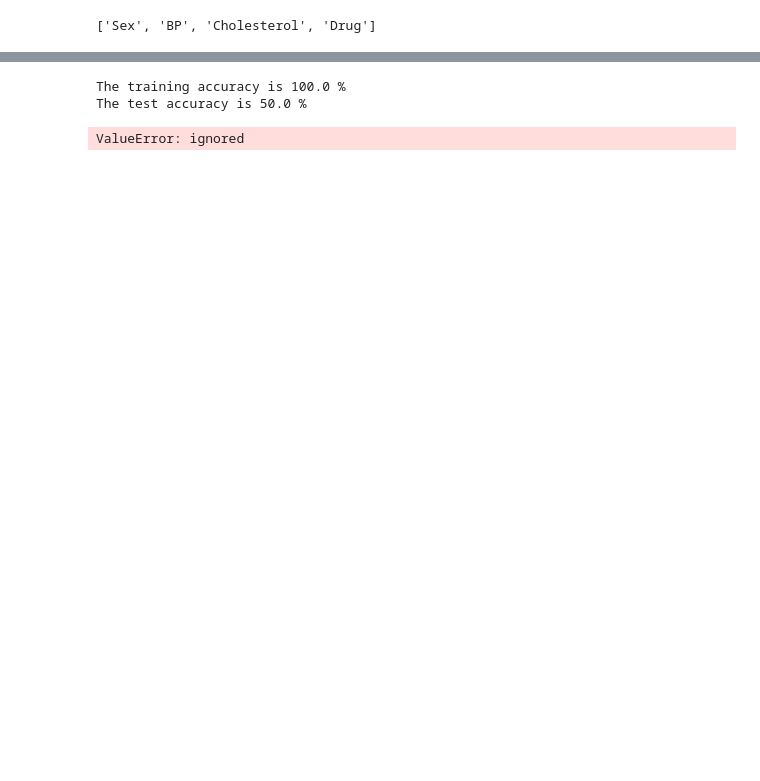
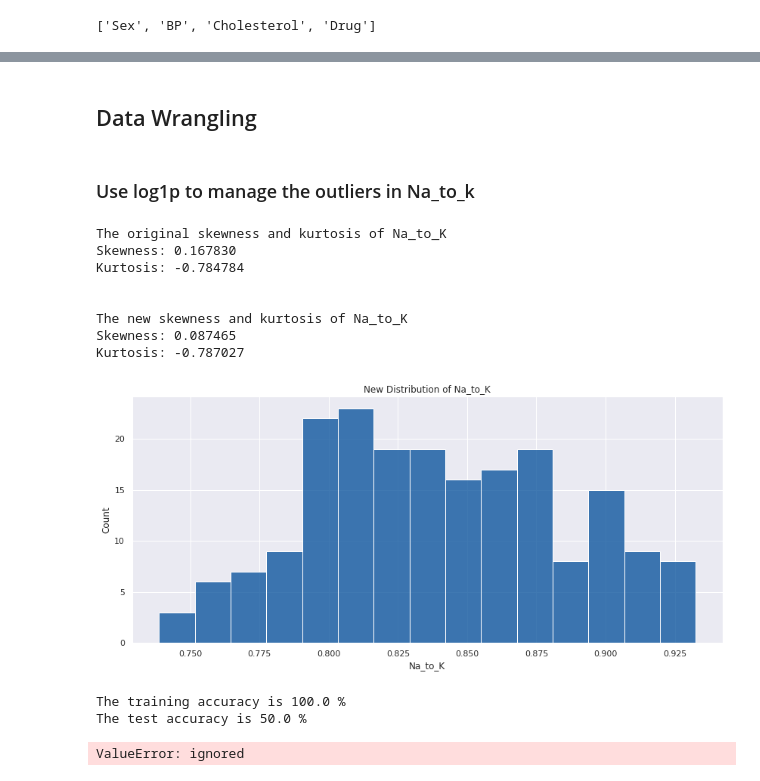
Before and after one commit to andydaehn/Drug_Classification, a Jupyter notebook: Drug_Classify.ipynb, the cells around one changed output, grey strips where cells are left out. Drawn from its saved outputs; the diff is of its cells as text; code cells hidden in the pictures; blank space fills up the shorter version.

```diff
--- a/Drug_Classify.ipynb
+++ b/Drug_Classify.ipynb
@@ -153 +148,32 @@ for col in categorical_cols:
+# %% [markdown]
+## Data Wrangling
+# %% [markdown]
+### Use log1p to manage the outliers in Na_to_k
+# %%
+print('The original skewness and kurtosis of Na_to_K')
+print("Skewness: %f" % feat_df['Na_to_K'].skew())
+print("Kurtosis: %f" % feat_df['Na_to_K'].kurt())
+print('\n')
+
+# Use log1p to adjust the skewness and kurtosis
+feat_df['Na_to_K'] = np.log1p(feat_df['Na_to_K'])
+
+#Plot new
+plt.figure(figsize=(14,6))
+sns.histplot(data=feat_df,x='Na_to_K',bins=15,color='#004c99')
+plt.title(f"New Distribution of Na_to_K")
+
+print('The new skewness and kurtosis of Na_to_K')
+print("Skewness: %f" % feat_df['Na_to_K'].skew())
+print("Kurtosis: %f" % feat_df['Na_to_K'].kurt())
+# %% [output]
+The original skewness and kurtosis of Na_to_K
+Skewness: 0.167830
+Kurtosis: -0.784784
+
+
+The new skewness and kurtosis of Na_to_K
+Skewness: 0.087465
+Kurtosis: -0.787027
+[figure, added]
 # %%
```
Also changed, not shown: parts of 23 cells of this notebook.
